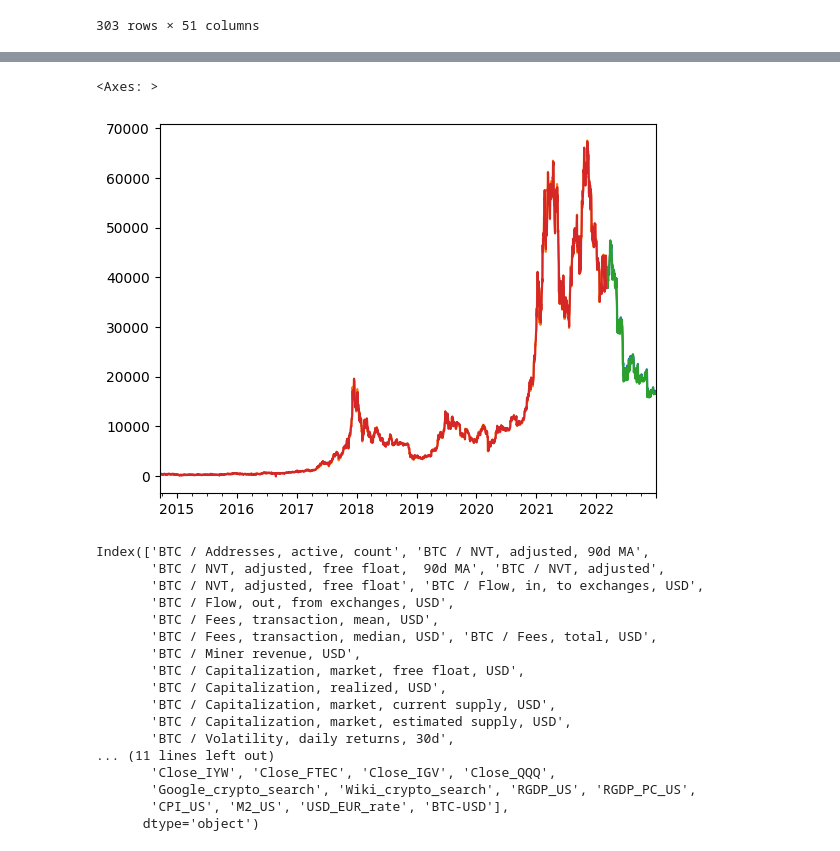
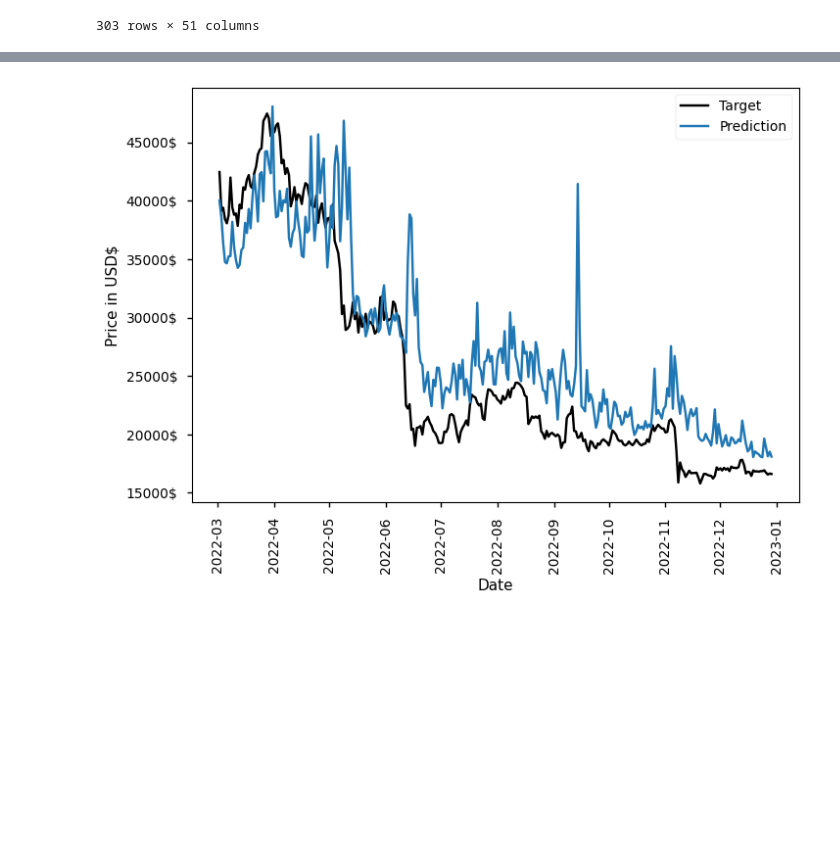
Before and after one commit to Tomas-Barhon/Noise-reduction-and-feature-extraction-with-principal-component-analysis, a Jupyter notebook: Code/playground.ipynb, the cells around one changed output, grey strips where cells are left out. Saved outputs shown, nothing was run; the diff lists cells and outputs as text; code cells hidden in the pictures; blank space fills up the shorter version.

```diff
--- a/Code/playground.ipynb
+++ b/Code/playground.ipynb
@@ -235,28 +236,5 @@ fig.show()
-# %%
-y_pred.plot()
-train_target.plot()
-validation_target.plot()
-train_pred.plot()
-# %% [output]
-<Axes: >
-[figure, removed]
-# %%
-data.columns
-# %% [output]
-Index(['BTC / Addresses, active, count', 'BTC / NVT, adjusted, 90d MA',
-       'BTC / NVT, adjusted, free float,  90d MA', 'BTC / NVT, adjusted',
-       'BTC / NVT, adjusted, free float', 'BTC / Flow, in, to exchanges, USD',
-       'BTC / Flow, out, from exchanges, USD',
-       'BTC / Fees, transaction, mean, USD',
-       'BTC / Fees, transaction, median, USD', 'BTC / Fees, total, USD',
-       'BTC / Miner revenue, USD',
-       'BTC / Capitalization, market, free float, USD',
-       'BTC / Capitalization, realized, USD',
-       'BTC / Capitalization, market, current supply, USD',
-       'BTC / Capitalization, market, estimated supply, USD',
-       'BTC / Volatility, daily returns, 30d',
-... (11 lines left out)
-       'Close_IYW', 'Close_FTEC', 'Close_IGV', 'Close_QQQ',
-       'Google_crypto_search', 'Wiki_crypto_search', 'RGDP_US', 'RGDP_PC_US',
-       'CPI_US', 'M2_US', 'USD_EUR_rate', 'BTC-USD'],
-      dtype='object')
+# %%
+fig = visualizer.draw_prediction_test(validation_target, y_pred)
+fig.show()
+# %% [output]
+[figure, added]
```
Also changed, not shown: parts of 6 cells of this notebook, 4 other files.
